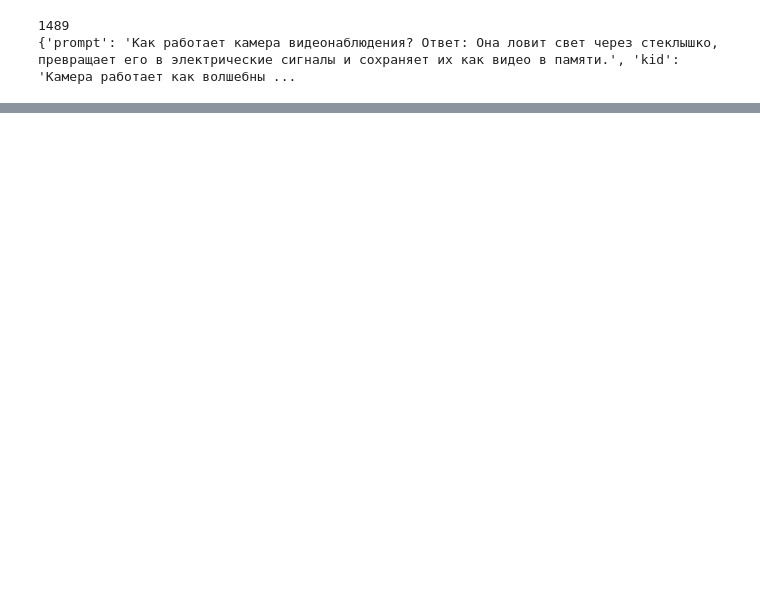
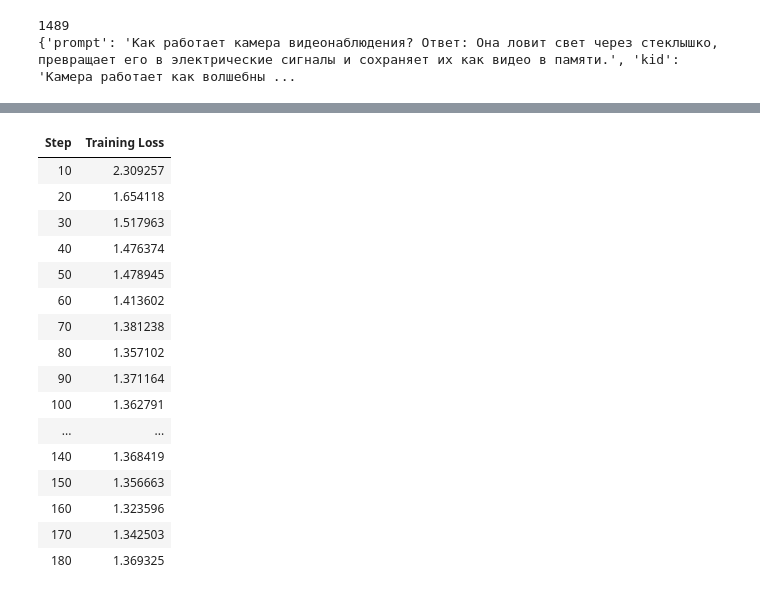
Before and after one commit to kerik3/CU_red_ai, a Jupyter notebook: task1_sft.ipynb, the cells around one changed output, grey strips where cells are left out. Cells and saved outputs as stored; diff of their text form; code cells hidden in the pictures; blank space fills up the shorter version.

```diff
--- a/task1_sft.ipynb
+++ b/task1_sft.ipynb
@@ -31,3 +29,78 @@ print(dataset[0])
 # %% [output]
 1489
 {'prompt': 'Как работает камера видеонаблюдения? Ответ: Она ловит свет через стеклышко, превращает его в электрические сигналы и сохраняет их как видео в памяти.', 'kid': 'Камера работает как волшебны ...
+# %%
+import torch
+from datasets import load_dataset
+from transformers import AutoTokenizer, AutoModelForCausalLM, BitsAndBytesConfig
+from peft import LoraConfig, prepare_model_for_kbit_training, get_peft_model
+from trl import SFTConfig, SFTTrainer
+
+dataset = load_dataset('json', data_files='kid_adult.jsonl', split='train')
+
+def format_prompts_fn(examples):
+    texts = []
+    for p, k in zip(examples['prompt'], examples['kid']):
+        texts.append(f"<|im_start|>user\n{p}<|im_end|>\n<|im_start|>assistant\n{k}<|im_end|>")
+    return {"text": texts}
+
+dataset = dataset.map(format_prompts_fn, batched=True, remove_columns=dataset.column_names)
+
+bnb_config = BitsAndBytesConfig(
+    load_in_4bit=True,
+    bnb_4bit_quant_type="nf4",
+    bnb_4bit_compute_dtype=torch.float16
+)
+
+model_id = "Qwen/Qwen3-4B-Instruct-2507"
+tokenizer = AutoTokenizer.from_pretrained(model_id)
+if tokenizer.pad_token is None:
+    tokenizer.pad_token = tokenizer.eos_token
+
+model = AutoModelForCausalLM.from_pretrained(
+    model_id,
+    quantization_config=bnb_config,
+    device_map="auto",
+    torch_dtype=torch.float16
+)
+
+model.config.torch_dtype = torch.float16
+model = prepare_model_for_kbit_training(model)
+
+peft_config = LoraConfig(
+    r=16,
+    lora_alpha=32,
+    lora_dropout=0.05,
+    bias="none",
+    task_type="CAUSAL_LM",
+    target_modules=["q_proj", "v_proj"]
+)
+
+model = get_peft_model(model, peft_config)
+
+training_args = SFTConfig(
+    output_dir="./sft_results",
+    per_device_train_batch_size=2,
+    gradient_accumulation_steps=4,
+    learning_rate=2e-4,
+    logging_steps=10,
+    num_train_epochs=1,
+    optim="paged_adamw_32bit",
+    seed=42,
+    fp16=False,
+    bf16=False,
+    dataset_text_field="text"
+)
+
+trainer = SFTTrainer(
+    model=model,
+    train_dataset=dataset,
+    processing_class=tokenizer,
+    args=training_args
+)
+
+trainer.train()
+
+trainer.model.save_pretrained("sft_adapter")
+tokenizer.save_pretrained("sft_adapter")
+# %% [output]
@@ -33,0 +120,17 @@ print(dataset[0])
+| Step | Training Loss |
+| 10 | 2.309257 |
+| 20 | 1.654118 |
+| 30 | 1.517963 |
+| 40 | 1.476374 |
+| 50 | 1.478945 |
+| 60 | 1.413602 |
+| 70 | 1.381238 |
+| 80 | 1.357102 |
+| 90 | 1.371164 |
+| 100 | 1.362791 |
+| ... | ... |
+| 140 | 1.368419 |
+| 150 | 1.356663 |
+| 160 | 1.323596 |
+| 170 | 1.342503 |
+| 180 | 1.369325 |
```
Also changed, not shown: parts of 2 cells of this notebook.
